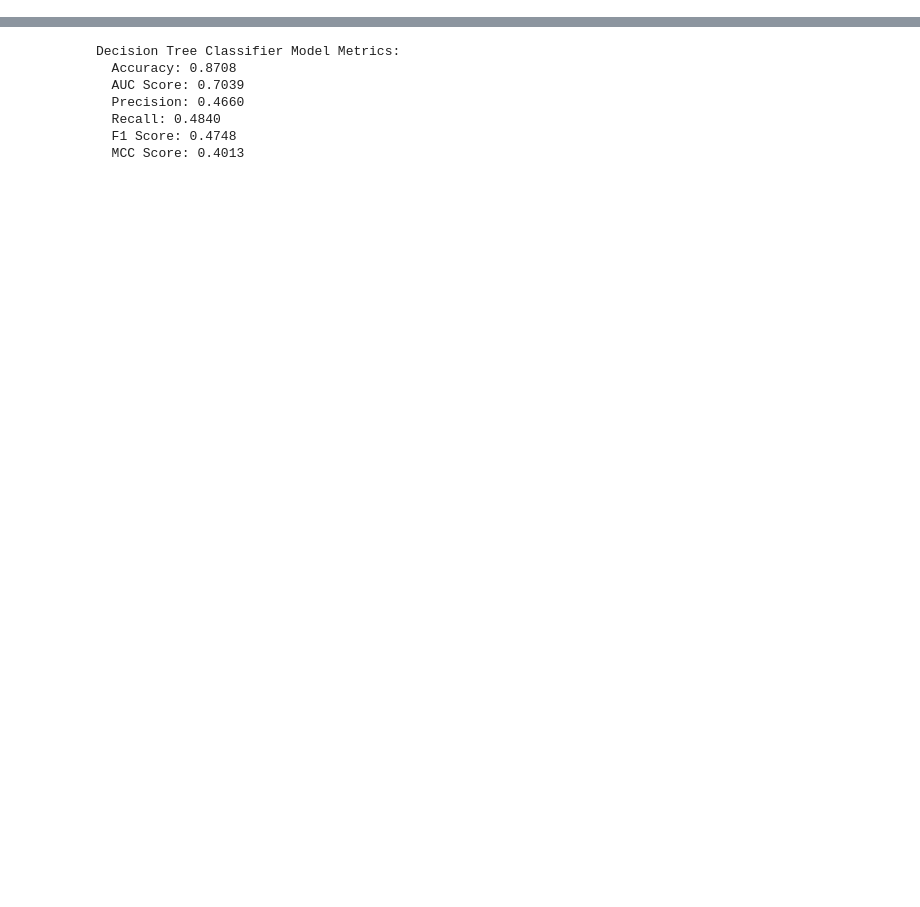
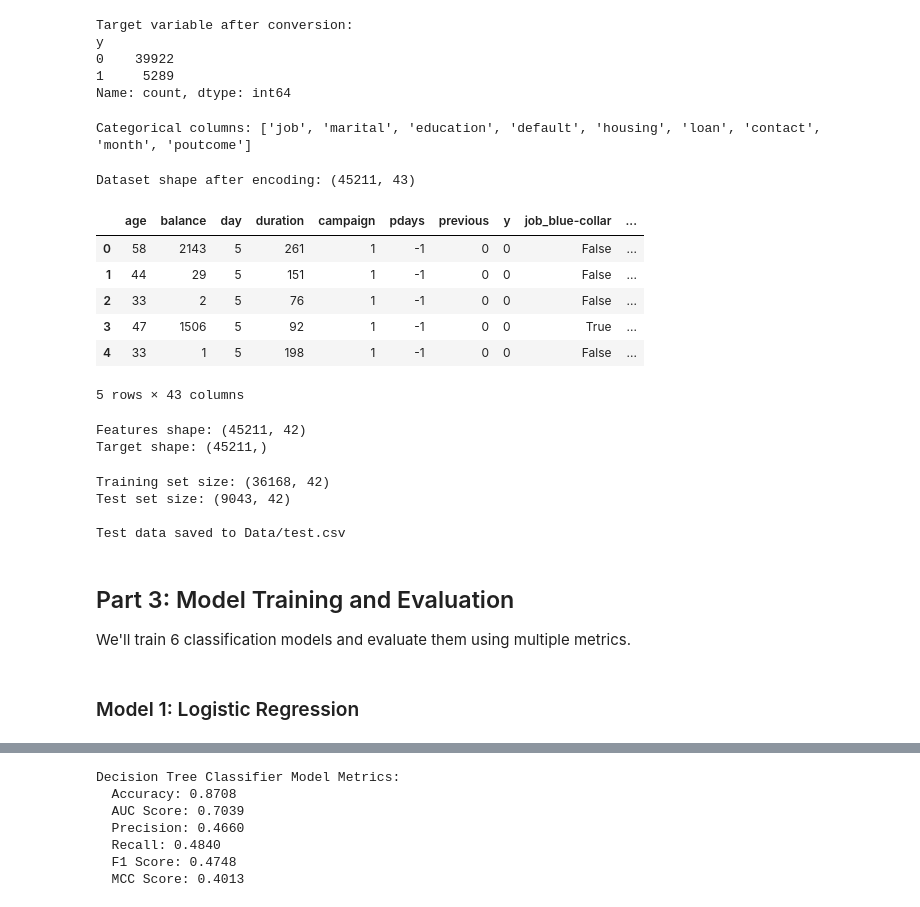
Before and after one commit to SureshaKantipudiBits/2025aa05409_ML_Assignment, a Jupyter notebook: 2025aa05409_SureshaKantipudi.ipynb, the cells around one changed output, grey strips where cells are left out. Drawn from its saved outputs; the diff is of its cells as text; code cells hidden in the pictures; blank space fills up the shorter version.

```diff
--- a/2025aa05409_SureshaKantipudi.ipynb
+++ b/2025aa05409_SureshaKantipudi.ipynb
@@ -277,0 +5,6 @@ The previous Logistic Regression subtask is now fully completed with the additio
+# %%
+import pandas as pd
+
+# Load the dataset
+bank_df = pd.read_csv('Data/bank-full.csv', sep=';')
+bank_df.head()
@@ -277,0 +90,66 @@ The previous Logistic Regression subtask is now fully completed with the additio
+# %%
+# Convert target variable to binary (yes=1, no=0)
+bank_df['y'] = bank_df['y'].map({'yes': 1, 'no': 0})
+print("Target variable after conversion:")
+print(bank_df['y'].value_counts())
+# %% [output]
+Target variable after conversion:
+y
+0    39922
+1     5289
+Name: count, dtype: int64
+# %%
+# Identify categorical columns for encoding
+categorical_cols = bank_df.select_dtypes(include='object').columns.tolist()
+print("Categorical columns:", categorical_cols)
+# %% [output]
+Categorical columns: ['job', 'marital', 'education', 'default', 'housing', 'loan', 'contact', 'month', 'poutcome']
+# %%
+# Apply one-hot encoding
+bank_df_encoded = pd.get_dummies(bank_df, columns=categorical_cols, drop_first=True)
+print("Dataset shape after encoding:", bank_df_encoded.shape)
+bank_df_encoded.head()
+# %% [output]
+Dataset shape after encoding: (45211, 43)
+|  | age | balance | day | duration | campaign | pdays | previous | y | job_blue-collar | ... |
+| 0 | 58 | 2143 | 5 | 261 | 1 | -1 | 0 | 0 | False | ... |
+| 1 | 44 | 29 | 5 | 151 | 1 | -1 | 0 | 0 | False | ... |
+| 2 | 33 | 2 | 5 | 76 | 1 | -1 | 0 | 0 | False | ... |
+| 3 | 47 | 1506 | 5 | 92 | 1 | -1 | 0 | 0 | True | ... |
+| 4 | 33 | 1 | 5 | 198 | 1 | -1 | 0 | 0 | False | ... |
+5 rows × 43 columns
+# %%
+# Separate features and target
+X = bank_df_encoded.drop('y', axis=1)
+y = bank_df_encoded['y']
+
+print("Features shape:", X.shape)
+print("Target shape:", y.shape)
+# %% [output]
+Features shape: (45211, 42)
+Target shape: (45211,)
+# %%
+from sklearn.model_selection import train_test_split
+
+# Split into train and test sets (80-20 split)
+X_train, X_test, y_train, y_test = train_test_split(X, y, test_size=0.2, random_state=42)
+
+print("Training set size:", X_train.shape)
+print("Test set size:", X_test.shape)
+
+# Save test data for later use
+test_data = X_test.copy()
+test_data['y'] = y_test
+test_data.to_csv('Data/test.csv', index=False)
+print("\nTest data saved to Data/test.csv")
+# %% [output]
+Training set size: (36168, 42)
+Test set size: (9043, 42)
+
+Test data saved to Data/test.csv
+# %% [markdown]
+## Part 3: Model Training and Evaluation
+
+We'll train 6 classification models and evaluate them using multiple metrics.
+# %% [markdown]
+### Model 1: Logistic Regression
```
Also changed, not shown: parts of 43 cells of this notebook.
